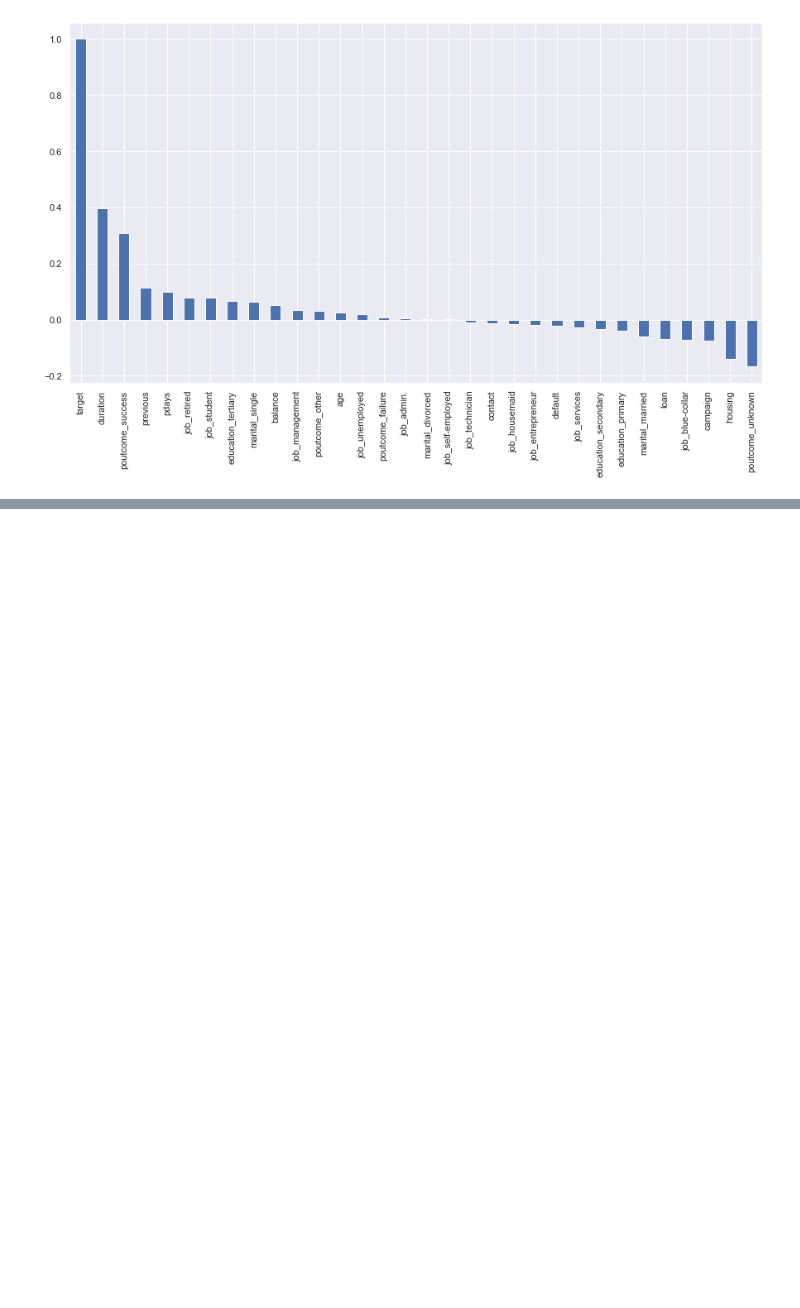
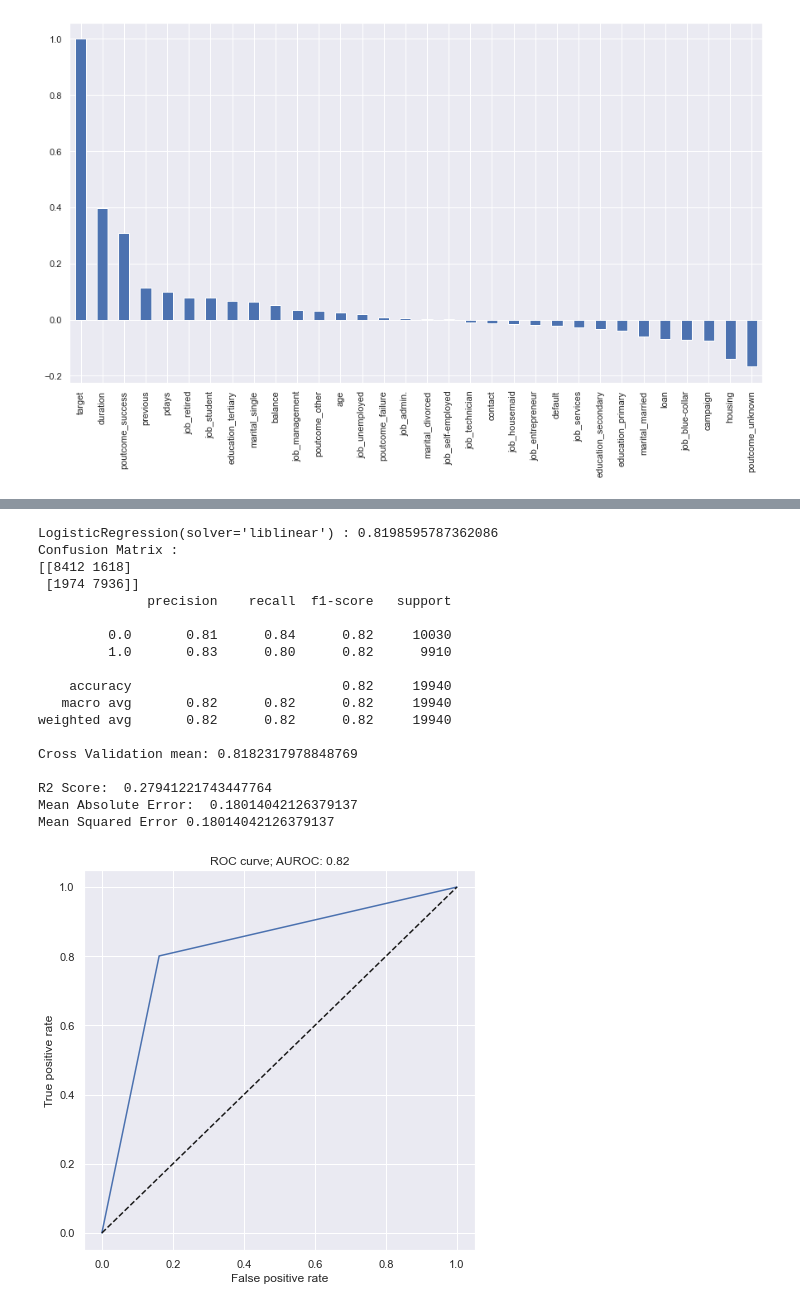
Before and after one commit to efekabakas/banking-customer-analyze, a Jupyter notebook: banking_customer_analyze.ipynb, the cells around one changed output, grey strips where cells are left out. Drawn from its saved outputs; the diff is of its cells as text; code cells hidden in the pictures; blank space fills up the shorter version.

Commit message:
training and model evaluation

```diff
--- a/banking_customer_analyze.ipynb
+++ b/banking_customer_analyze.ipynb
@@ -523,3 +545,7 @@ df.corr()['target'].sort_values(ascending = False).plot(kind='bar') #Correlation
 # %% [output]
 <AxesSubplot:>
 [figure]
+# %%
+y = df.target.to_frame()  #25/75 testing
+X = df.drop(columns = ["target"])
+X_train , X_test , y_train , y_test = train_test_split(X,y, test_size = 0.25, random_state = 10)
@@ -525,0 +560,12 @@ df.corr()['target'].sort_values(ascending = False).plot(kind='bar') #Correlation
+# %%
+for i, model in enumerate(models):        #25/75 and 10-fold training
+    model.fit(X_train, y_train)
+    print(models[i], ':', model.score(X_test, y_test))
+    y_pred = model.predict(X_test)
+    conf_mat = confusion_matrix(y_test, y_pred)
+    #acc = accuracy_score(y_test, y_pred)
+    print("Confusion Matrix : ")
+    print(conf_mat)
+    print(classification_report(y_test, y_pred))
+    print('Cross Validation mean:',(cross_val_score(model, X_train, y_train, cv=10, n_jobs=2, scoring = 'accuracy').mean()))
+    print()
@@ -525,0 +590,4 @@ df.corr()['target'].sort_values(ascending = False).plot(kind='bar') #Correlation
+# %%
+sm = SMOTE() #oversampling
+X_sm , y_sm = sm.fit_resample(X, y)
+y_sm.target.value_counts()
@@ -525,0 +598,60 @@ df.corr()['target'].sort_values(ascending = False).plot(kind='bar') #Correlation
+# %%
+X_train_sm , X_test_sm , y_train_sm , y_test_sm = train_test_split(X_sm, y_sm, test_size = 0.25, random_state = 10)
+  #same process with before on the oversampled dataset
+for i, model in enumerate(models):
+    model.fit(X_train_sm, y_train_sm)
+    print(models[i], ':', model.score(X_test_sm, y_test_sm))
+    y_pred_sm = model.predict(X_test_sm)
+    conf_mat = confusion_matrix(y_test_sm, y_pred_sm)
+    #acc = accuracy_score(y_test, y_pred)
+    print("Confusion Matrix : ")
+    print(conf_mat)
+    print(classification_report(y_test_sm, y_pred_sm))
+    print('Cross Validation mean:',(cross_val_score(model, X_train_sm, y_train_sm, cv=10, n_jobs=2, scoring = 'accuracy').mean()))
+    print()
+    from sklearn.metrics import r2_score
+    r2score = r2_score(y_test_sm, y_pred_sm)
+    print('R2 Score: ', r2score)
+    from sklearn.metrics import mean_absolute_error
+    mae = mean_absolute_error(y_test_sm, y_pred_sm)
+    print('Mean Absolute Error: ', mae)
+    from sklearn.metrics import mean_squared_error
+    mse = mean_squared_error(y_test_sm, y_pred_sm)
+    print('Mean Squared Error' ,mse)
+    from sklearn.metrics import roc_curve, roc_auc_score
+    fpr, tpr, thresholds = roc_curve(y_test_sm, y_pred_sm)
+    sns.set()
+
+    plt.plot(fpr, tpr)
+
+    plt.plot(fpr, fpr, linestyle = '--', color = 'k')
+
+    plt.xlabel('False positive rate')
+
+    plt.ylabel('True positive rate')
+
+    AUROC = np.round(roc_auc_score(y_test_sm, y_pred_sm), 2)
+
+    plt.title(f'ROC curve; AUROC: {AUROC}');
+
+    plt.show()
+# %% [output]
+LogisticRegression(solver='liblinear') : 0.8198595787362086
+Confusion Matrix :
+[[8412 1618]
+ [1974 7936]]
+              precision    recall  f1-score   support
+
+         0.0       0.81      0.84      0.82     10030
+         1.0       0.83      0.80      0.82      9910
+
+    accuracy                           0.82     19940
+   macro avg       0.82      0.82      0.82     19940
+weighted avg       0.82      0.82      0.82     19940
+
+Cross Validation mean: 0.8182317978848769
+
+R2 Score:  0.27941221743447764
+Mean Absolute Error:  0.18014042126379137
+Mean Squared Error 0.18014042126379137
+[figure, added]
```
Also changed, not shown: parts of 7 cells of this notebook.
